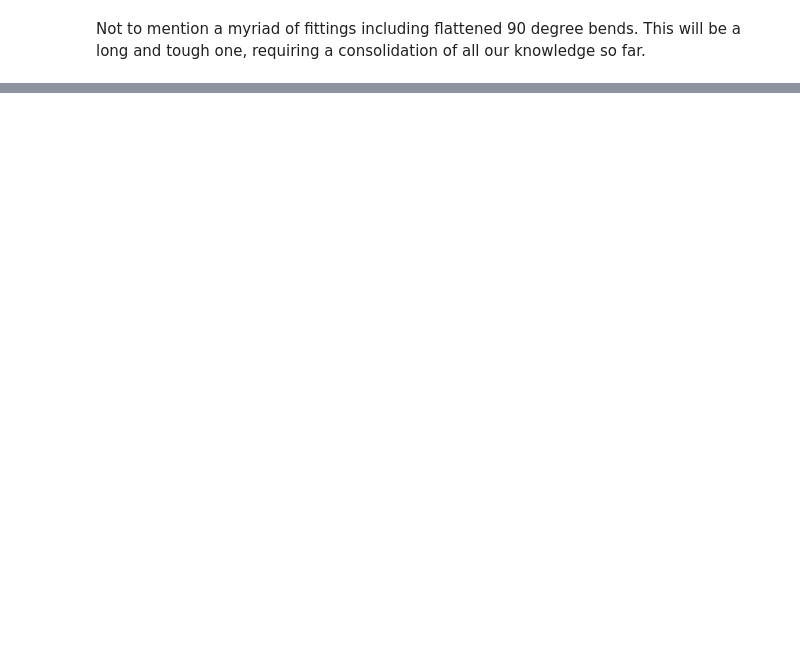
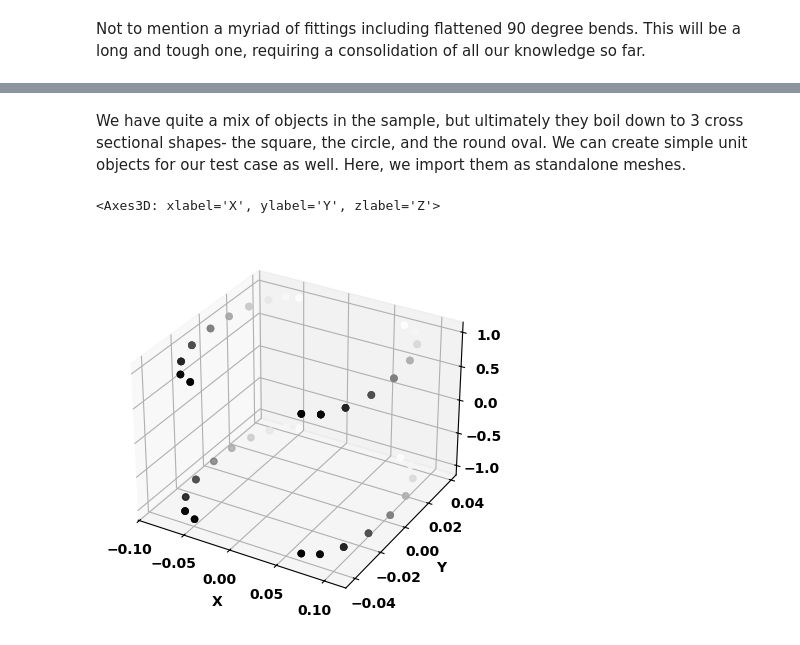
Before and after one commit to suryashch/3d_modelling, a Jupyter notebook: research/reducing-mesh-density/notebooks/hyper-instance-5.ipynb, the cells around one changed output, grey strips where cells are left out. Drawn from its saved outputs; the diff is of its cells as text; code cells hidden in the pictures; blank space fills up the shorter version.

Commit message:
add test objects and basic EDA

```diff
--- a/research/reducing-mesh-density/notebooks/hyper-instance-5.ipynb
+++ b/research/reducing-mesh-density/notebooks/hyper-instance-5.ipynb
@@ -34,0 +43,26 @@ Not to mention a myriad of fittings including flattened 90 degree bends. This wi
+# %% [markdown]
+We have quite a mix of objects in the sample, but ultimately they boil down to 3 cross sectional shapes- the square, the circle, and the round oval. We can create simple unit objects for our test case as well. Here, we import them as standalone meshes.
+# %%
+# Reintroduce the plotting function here
+def plot_vertices(vertices, cmap='grey'):
+    fig = plt.figure()
+    ax = fig.add_subplot(projection='3d')
+
+    ax.scatter(vertices[:,0], vertices[:,1], vertices[:,2], c=vertices[:,1], cmap=cmap)
+
+    ax.set_xlabel('X')
+    ax.set_ylabel('Y')
+    ax.set_zlabel('Z')
+
+    return ax
+# %%
+ms = pymeshlab.MeshSet()
+
+ms.load_new_mesh('data/oval-duct-test.obj')
+m_1 = ms.current_mesh()
+
+v_matrix_oval = m_1.vertex_matrix()
+plot_vertices(v_matrix_oval)
+# %% [output]
+<Axes3D: xlabel='X', ylabel='Y', zlabel='Z'>
+[figure, added]
```
Also changed, not shown: parts of 9 cells of this notebook.
